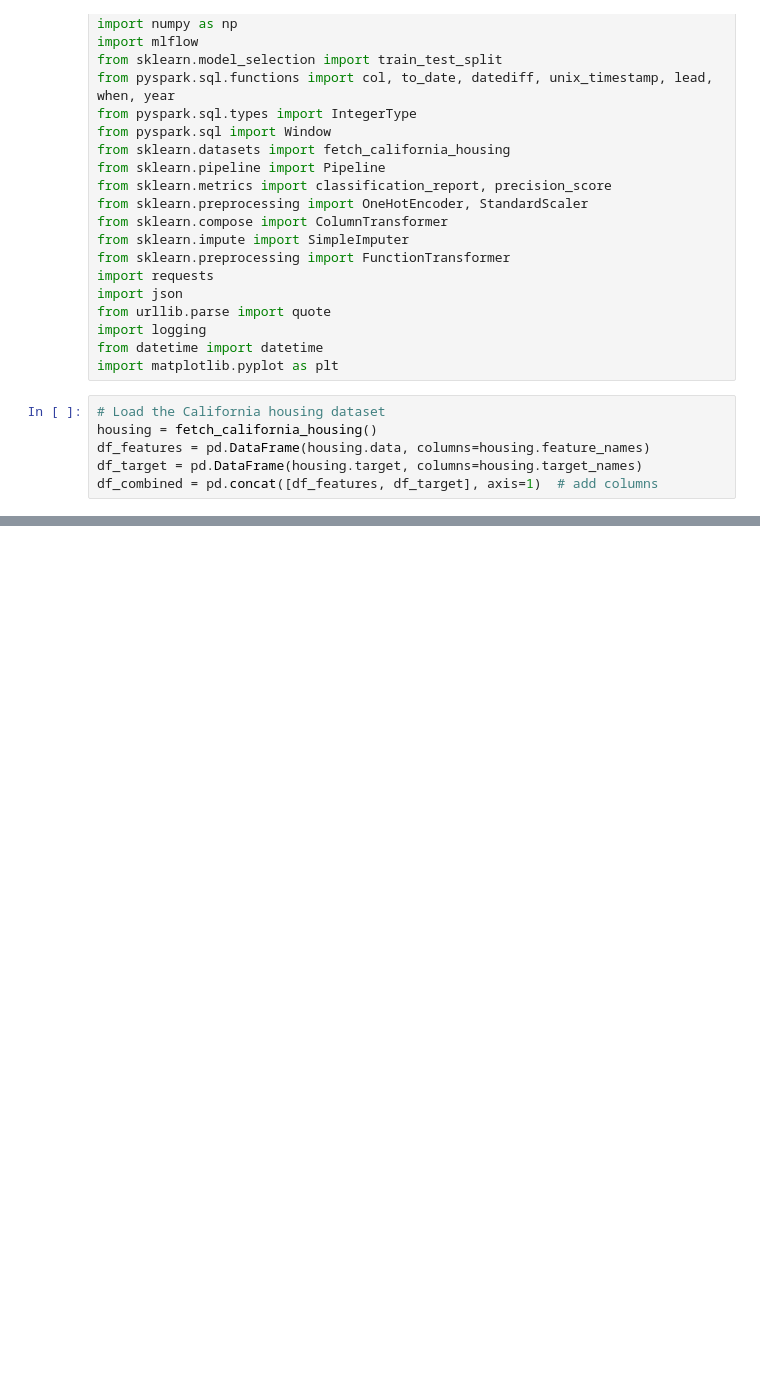
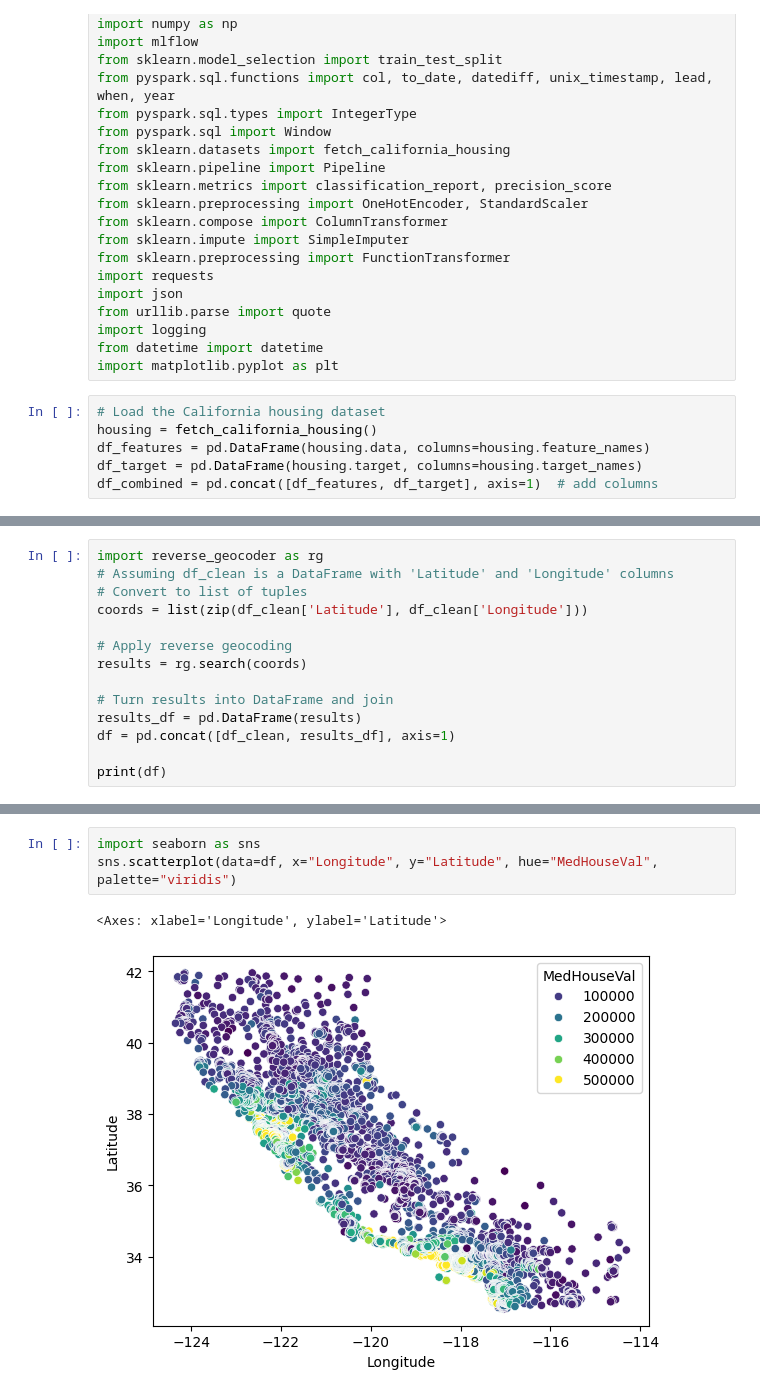
Before and after one commit to Nicholas26-design/PortfolioProjects, a Jupyter notebook: MachineLearningProjects/Neural Net/Untitled-1.ipynb, the cells around one changed output, grey strips where cells are left out. Saved outputs shown, nothing was run; the diff lists cells and outputs as text; blank space fills up the shorter version.

```diff
--- a/MachineLearningProjects/Neural Net/Untitled-1.ipynb
+++ b/MachineLearningProjects/Neural Net/Untitled-1.ipynb
@@ -90,0 +62,14 @@ df_engineered.head()
+# %%
+import reverse_geocoder as rg
+# Assuming df_clean is a DataFrame with 'Latitude' and 'Longitude' columns
+# Convert to list of tuples
+coords = list(zip(df_clean['Latitude'], df_clean['Longitude']))
+
+# Apply reverse geocoding
+results = rg.search(coords)
+
+# Turn results into DataFrame and join
+results_df = pd.DataFrame(results)
+df = pd.concat([df_clean, results_df], axis=1)
+
+print(df)
@@ -90,0 +94,6 @@ df_engineered.head()
+# %%
+import seaborn as sns
+sns.scatterplot(data=df, x="Longitude", y="Latitude", hue="MedHouseVal", palette="viridis")
+# %% [output]
+<Axes: xlabel='Longitude', ylabel='Latitude'>
+[figure, added]
```
Also changed, not shown: parts of 7 cells of this notebook, 1 other file.
